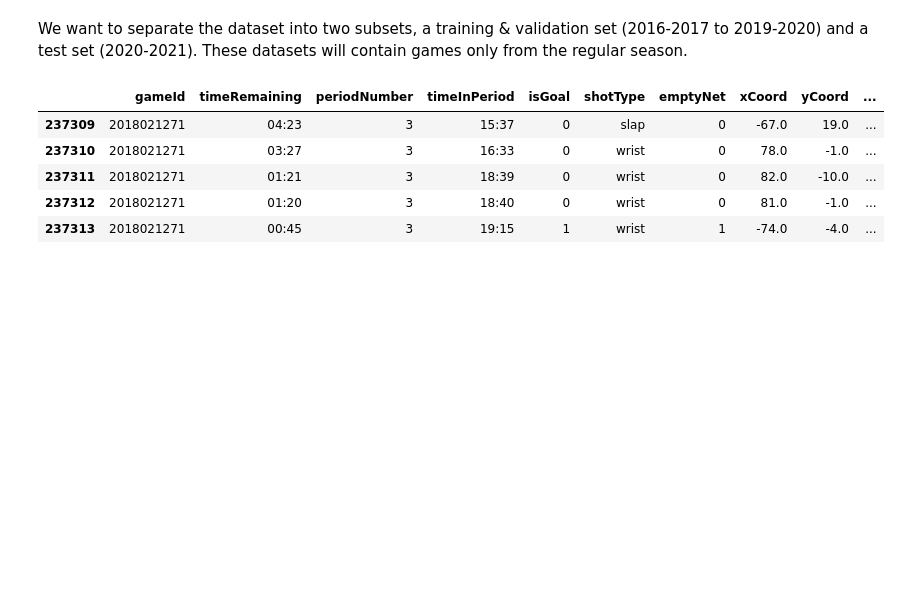
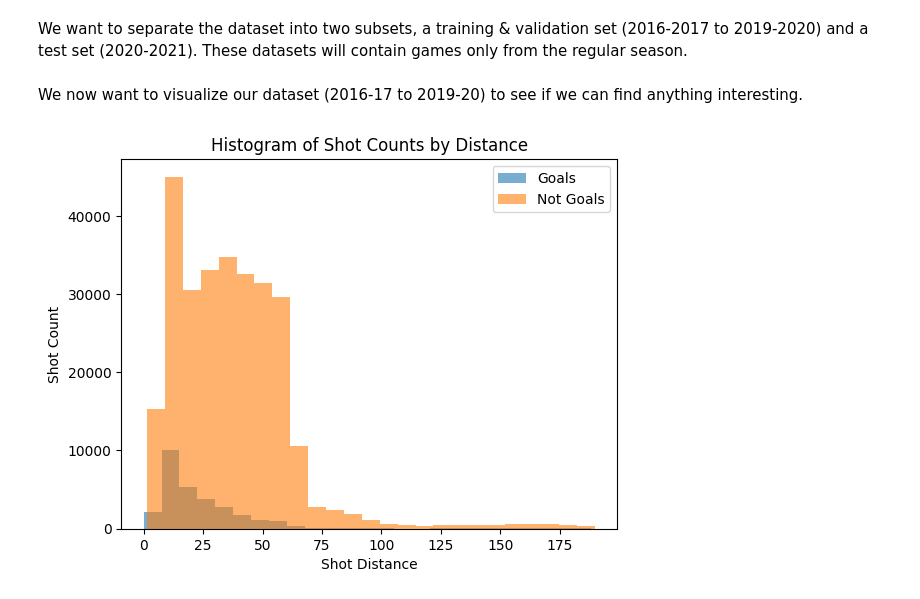
Before and after one commit to rajamatt/ift6758-project, a Jupyter notebook: notebooks/milestone_2/Task 2.ipynb, the cells around one changed output. Cells and saved outputs as stored; diff of their text form; code cells hidden in the pictures; blank space fills up the shorter version.

Commit message:
added graphs for task 2

```diff
--- a/notebooks/milestone_2/Task 2.ipynb
+++ b/notebooks/milestone_2/Task 2.ipynb
@@ -11,12 +11,23 @@ We want to separate the dataset into two subsets, a training & validation set (2
 train_df = data_parser.get_shot_and_goal_pbp_df_for_seasons(2016, 2018, with_playoff_season=False)
 validation_df = data_parser.get_shot_and_goal_pbp_df_for_season(2019, with_playoff_season=False)
 test_df = data_parser.get_shot_and_goal_pbp_df_for_season(2020, with_playoff_season=False)
-# %%
-train_df.tail()
-# %% [output]
-|  | gameId | timeRemaining | periodNumber | timeInPeriod | isGoal | shotType | emptyNet | xCoord | yCoord | ... |
-| 237309 | 2018021271 | 04:23 | 3 | 15:37 | 0 | slap | 0 | -67.0 | 19.0 | ... |
-| 237310 | 2018021271 | 03:27 | 3 | 16:33 | 0 | wrist | 0 | 78.0 | -1.0 | ... |
-| 237311 | 2018021271 | 01:21 | 3 | 18:39 | 0 | wrist | 0 | 82.0 | -10.0 | ... |
-| 237312 | 2018021271 | 01:20 | 3 | 18:40 | 0 | wrist | 0 | 81.0 | -1.0 | ... |
-| 237313 | 2018021271 | 00:45 | 3 | 19:15 | 1 | wrist | 1 | -74.0 | -4.0 | ... |
+# %% [markdown]
+We now want to visualize our dataset (2016-17 to 2019-20) to see if we can find anything interesting.
+# %%
+import matplotlib.pyplot as plt
+import seaborn as sns
+
+df = data_parser.get_shot_and_goal_pbp_df_for_seasons(2016, 2019, with_playoff_season=False)
+# %%
+goals_df = df[df['isGoal'] == 1]
+not_goals_df = df[df['isGoal'] == 0]
+
+plt.hist(goals_df['shotDistance'], bins=25, alpha=0.6, label='Goals')
+plt.hist(not_goals_df['shotDistance'], bins=25, alpha=0.6, label='Not Goals')
+plt.xlabel('Shot Distance')
+plt.ylabel('Shot Count')
+plt.title('Histogram of Shot Counts by Distance')
+plt.legend()
+plt.show()
+# %% [output]
+[figure, added]
```
Also changed, not shown: parts of 2 cells of this notebook, 1 other file.
